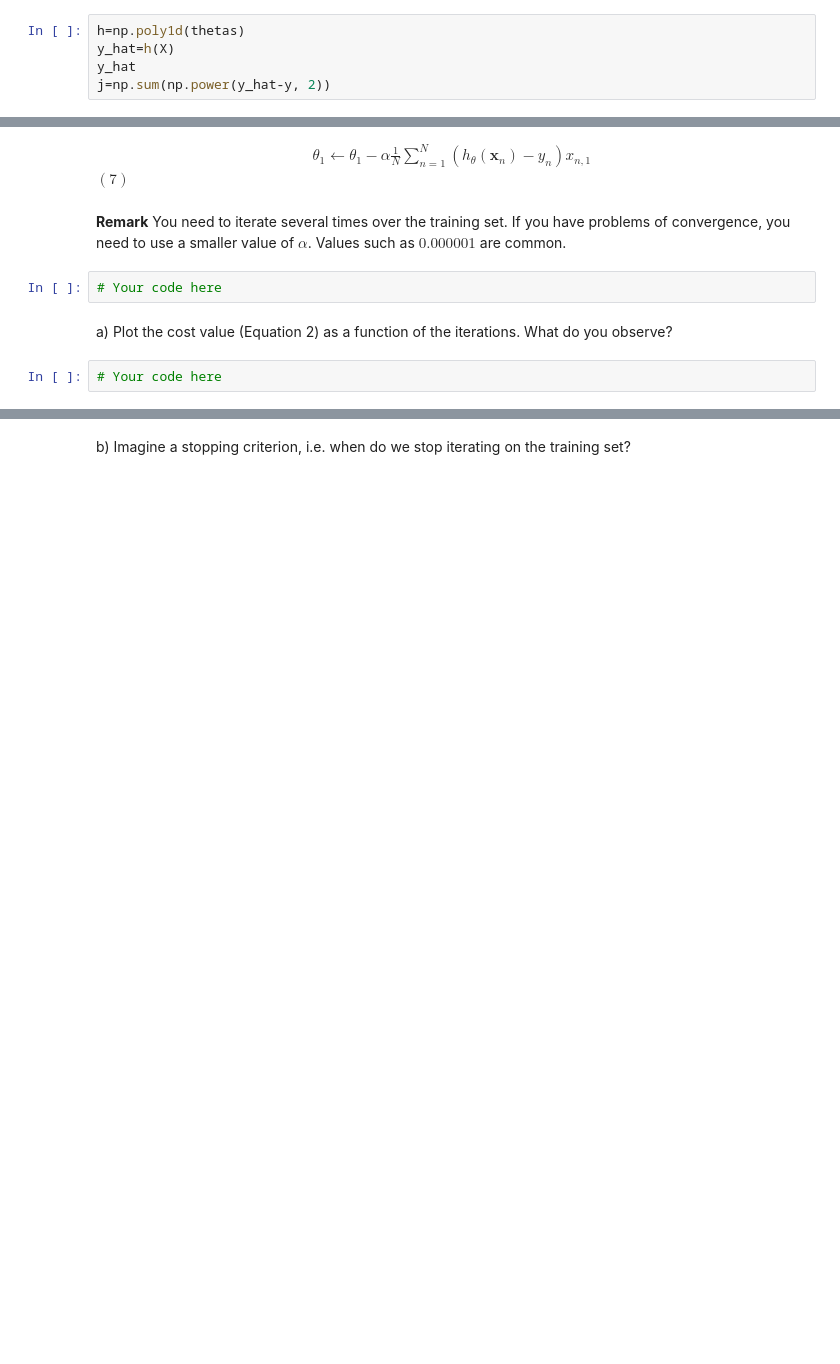
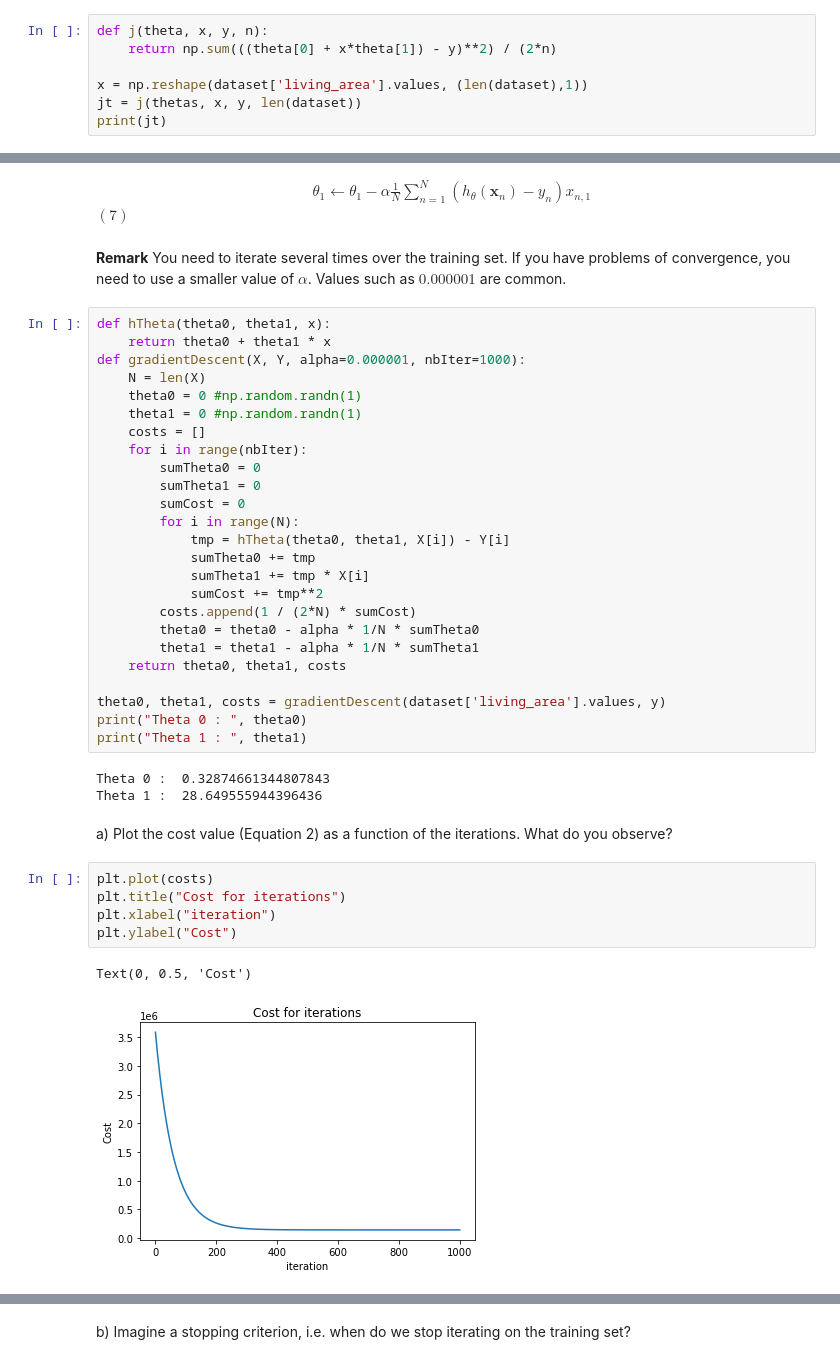
Before and after one commit to jojoc4/MachLe, a Jupyter notebook: TP4/pw4-linear-regression-stud.ipynb, the cells around one changed output, grey strips where cells are left out. Cells and saved outputs as stored; diff of their text form; blank space fills up the shorter version.

```diff
--- a/TP4/pw4-linear-regression-stud.ipynb
+++ b/TP4/pw4-linear-regression-stud.ipynb
@@ -87,8 +92,10 @@ b) Compute the overall cost value according to the following equation:
 # %% [markdown]
 <div><div style="display: table-cell; width: 100%;"><center>$J(\theta) = \frac{1}{2N} \sum_{n=1}^{N} (h_{\theta}(\mathbf{x}_{n}) - y_{n})^{2}$</center></div><div style="display: table-cell; width: 100%;">$(2)$</div></div>
 # %%
-h=np.poly1d(thetas)
-y_hat=h(X)
-y_hat
-j=np.sum(np.power(y_hat-y, 2))
+def j(theta, x, y, n):
+    return np.sum(((theta[0] + x*theta[1]) - y)**2) / (2*n)
+
+x = np.reshape(dataset['living_area'].values, (len(dataset),1))
+jt = j(thetas, x, y, len(dataset))
+print(jt)
 # %% [output]
@@ -105,9 +112,41 @@ theory, the update rules are:
 # %% [markdown]
 **Remark** You need to iterate several times over the training set. If you have problems of convergence, you need to use a smaller value of $\alpha$. Values such as $0.000001$ are common.
 # %%
-# Your code here
+def hTheta(theta0, theta1, x):
+    return theta0 + theta1 * x
+def gradientDescent(X, Y, alpha=0.000001, nbIter=1000):
+    N = len(X)
+    theta0 = 0 #np.random.randn(1)
+    theta1 = 0 #np.random.randn(1)
+    costs = []
+    for i in range(nbIter):
+        sumTheta0 = 0
+        sumTheta1 = 0
+        sumCost = 0
+        for i in range(N):
+            tmp = hTheta(theta0, theta1, X[i]) - Y[i]
+            sumTheta0 += tmp
+            sumTheta1 += tmp * X[i]
+            sumCost += tmp**2
+        costs.append(1 / (2*N) * sumCost)
+        theta0 = theta0 - alpha * 1/N * sumTheta0
+        theta1 = theta1 - alpha * 1/N * sumTheta1
+    return theta0, theta1, costs
+
+theta0, theta1, costs = gradientDescent(dataset['living_area'].values, y)
+print("Theta 0 : ", theta0)
+print("Theta 1 : ", theta1)
+# %% [output]
+Theta 0 :  0.32874661344807843
+Theta 1 :  28.649555944396436
 # %% [markdown]
 a) Plot the cost value (Equation 2) as a function of the iterations. What do you observe?
 # %%
-# Your code here
+plt.plot(costs)
+plt.title("Cost for iterations")
+plt.xlabel("iteration")
+plt.ylabel("Cost")
+# %% [output]
+Text(0, 0.5, 'Cost')
+[figure, added]
 # %% [markdown]
```
Also changed, not shown: parts of 19 cells of this notebook, 1 other file.
